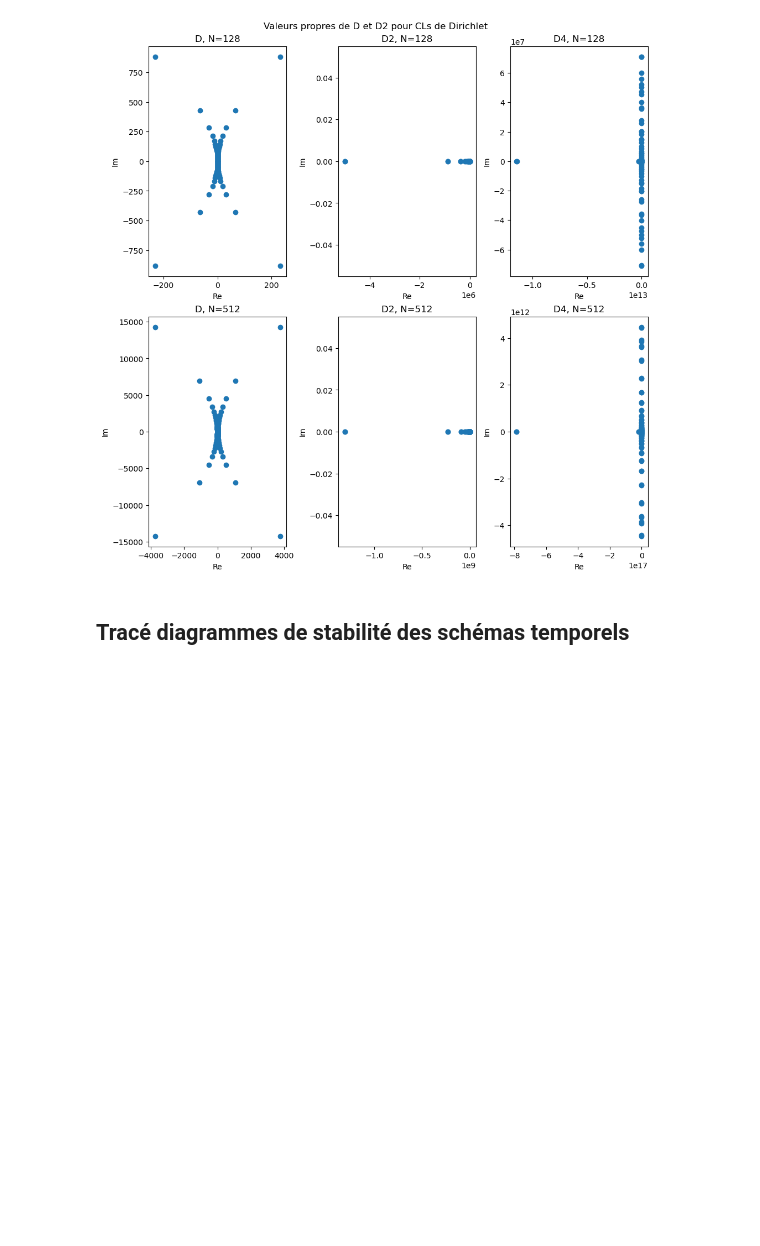
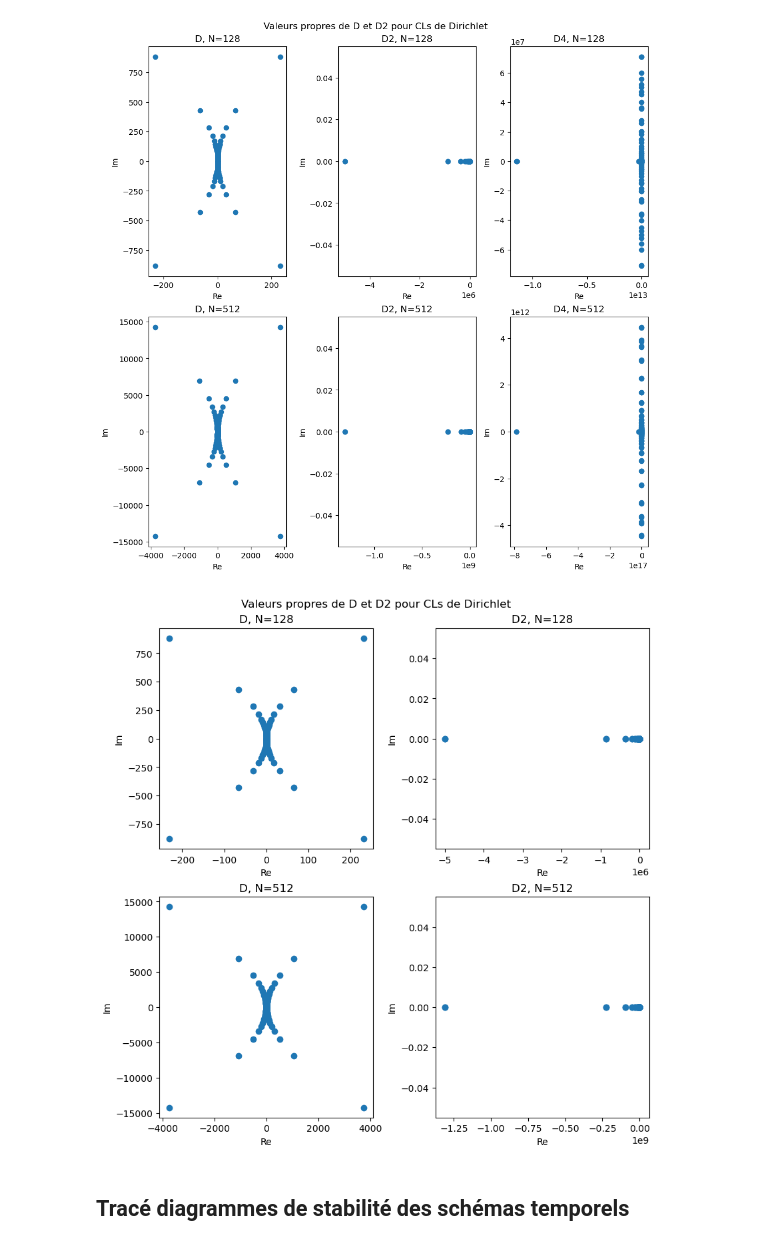
Before and after one commit to personne30003/pyTQG, a Jupyter notebook: Proto_notebooks/Adv_1D.ipynb, the cells around one changed output. Drawn from its saved outputs; the diff is of its cells as text; code cells hidden in the pictures; blank space fills up the shorter version.

```diff
--- a/Proto_notebooks/Adv_1D.ipynb
+++ b/Proto_notebooks/Adv_1D.ipynb
@@ -431,6 +431,36 @@ max(eig(D2_N2)) = 1308895470.9364765
 max(eig(D_N2)) = 14731.80020585107
 Text(0, 0.5, 'Im')
 [figure]
+# %%
+fig = plt.figure( figsize  = (8.3, 8.3), constrained_layout = True)
+axs = fig.subplots(2, 2, squeeze = False, sharex = False, sharey = False)
+fig.suptitle("Valeurs propres de D et D2 pour CLs de Dirichlet")
+
+
+axs[0, 0].set_title(f"D, N={N1}")
+axs[0, 0].scatter(eigs_D_N1.real, eigs_D_N1.imag)
+axs[0, 0].set_xlabel(r"Re")
+axs[0, 0].set_ylabel(r"Im")
+
+axs[0, 1].set_title(f"D2, N={N1}")
+axs[0, 1].scatter(eigs_D2_N1.real, eigs_D2_N1.imag)
+axs[0, 1].set_xlabel(r"Re")
+axs[0, 1].set_ylabel(r"Im")
+
+axs[1, 0].set_title(f"D, N={N2}")
+axs[1, 0].scatter(eigs_D_N2.real, eigs_D_N2.imag)
+axs[1, 0].set_xlabel(r"Re")
+axs[1, 0].set_ylabel(r"Im")
+
+
+axs[1, 1].set_title(f"D2, N={N2}")
+axs[1, 1].scatter(eigs_D2_N2.real, eigs_D2_N2.imag)
+axs[1, 1].set_xlabel(r"Re")
+axs[1, 1].set_ylabel(r"Im")
+
+plt.savefig(r"C:\\Users\\evanl\\Documents\\Cours M2 POC\\Stage LOPS\\Rapport_stage_M2_POC\\Figures\\VP_D.png")
+# %% [output]
+[figure, added]
 # %% [markdown]
 ## Tracé diagrammes de stabilité des schémas temporels
 # %%
```
Also changed, not shown: parts of 1 cell of this notebook, 15 other files.
